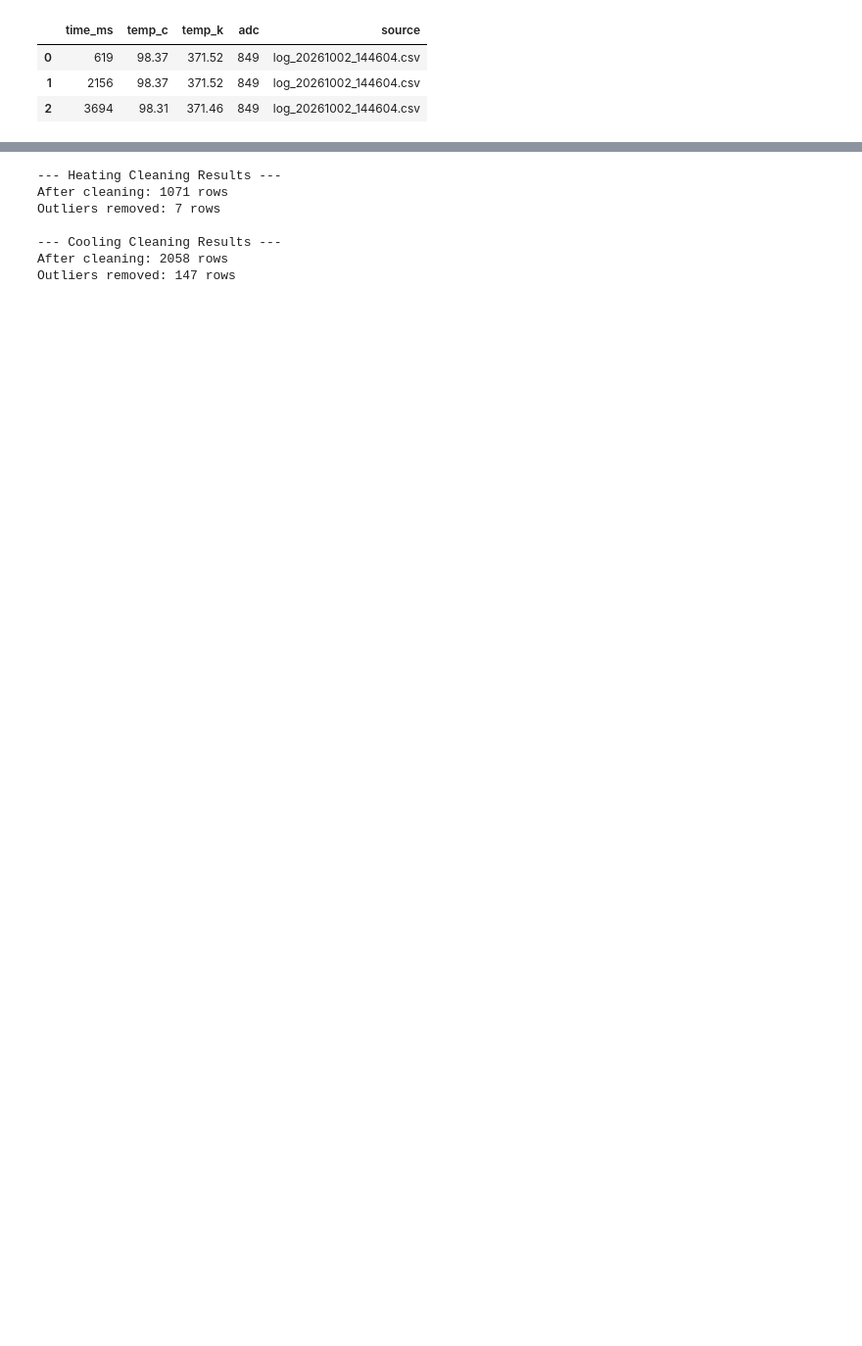
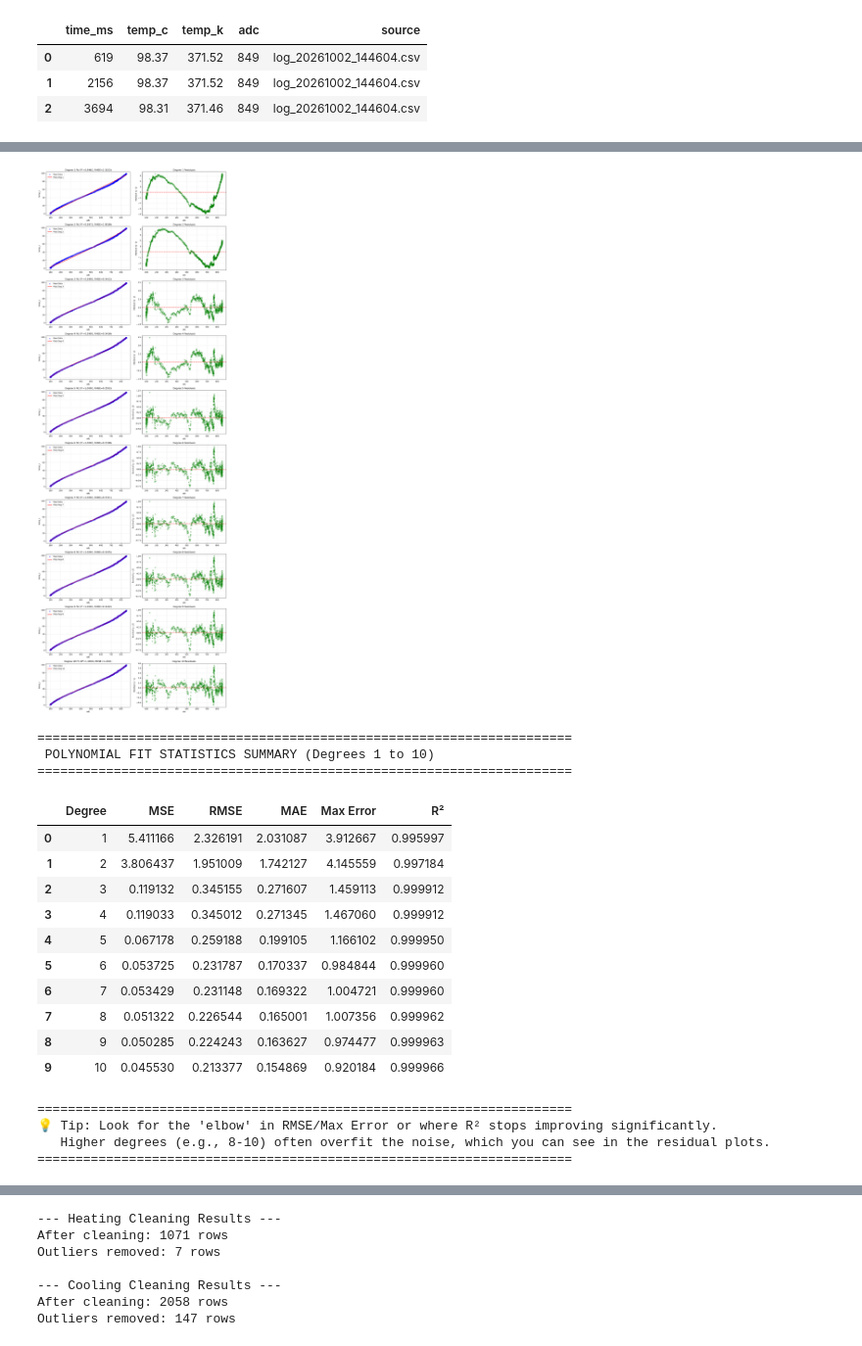
Before and after one commit to Kenura-R-Gunarathna/ph3039-lab-1, a Jupyter notebook: report/2nd_configuration_only/notebook.ipynb, the cells around one changed output, grey strips where cells are left out. Shown at 98% size. Cells and saved outputs as stored; diff of their text form; code cells hidden in the pictures; blank space fills up the shorter version.

```diff
--- a/report/2nd_configuration_only/notebook.ipynb
+++ b/report/2nd_configuration_only/notebook.ipynb
@@ -204,0 +336,23 @@ plot_adc_vs_temp(
+# %%
+# 1. Plot Raw Heating Data
+results_table = analyze_polynomial_fits(raw_heating_df, x_col='adc', y_col='temp_c', max_degree=10)
+# %% [output]
+[figure, added]
+======================================================================
+ POLYNOMIAL FIT STATISTICS SUMMARY (Degrees 1 to 10)
+======================================================================
+|  | Degree | MSE | RMSE | MAE | Max Error | R² |
+| 0 | 1 | 5.411166 | 2.326191 | 2.031087 | 3.912667 | 0.995997 |
+| 1 | 2 | 3.806437 | 1.951009 | 1.742127 | 4.145559 | 0.997184 |
+| 2 | 3 | 0.119132 | 0.345155 | 0.271607 | 1.459113 | 0.999912 |
+| 3 | 4 | 0.119033 | 0.345012 | 0.271345 | 1.467060 | 0.999912 |
+| 4 | 5 | 0.067178 | 0.259188 | 0.199105 | 1.166102 | 0.999950 |
+| 5 | 6 | 0.053725 | 0.231787 | 0.170337 | 0.984844 | 0.999960 |
+| 6 | 7 | 0.053429 | 0.231148 | 0.169322 | 1.004721 | 0.999960 |
+| 7 | 8 | 0.051322 | 0.226544 | 0.165001 | 1.007356 | 0.999962 |
+| 8 | 9 | 0.050285 | 0.224243 | 0.163627 | 0.974477 | 0.999963 |
+| 9 | 10 | 0.045530 | 0.213377 | 0.154869 | 0.920184 | 0.999966 |
+======================================================================
+💡 Tip: Look for the 'elbow' in RMSE/Max Error or where R² stops improving significantly.
+   Higher degrees (e.g., 8-10) often overfit the noise, which you can see in the residual plots.
+======================================================================
```
Also changed, not shown: parts of 10 cells of this notebook.
